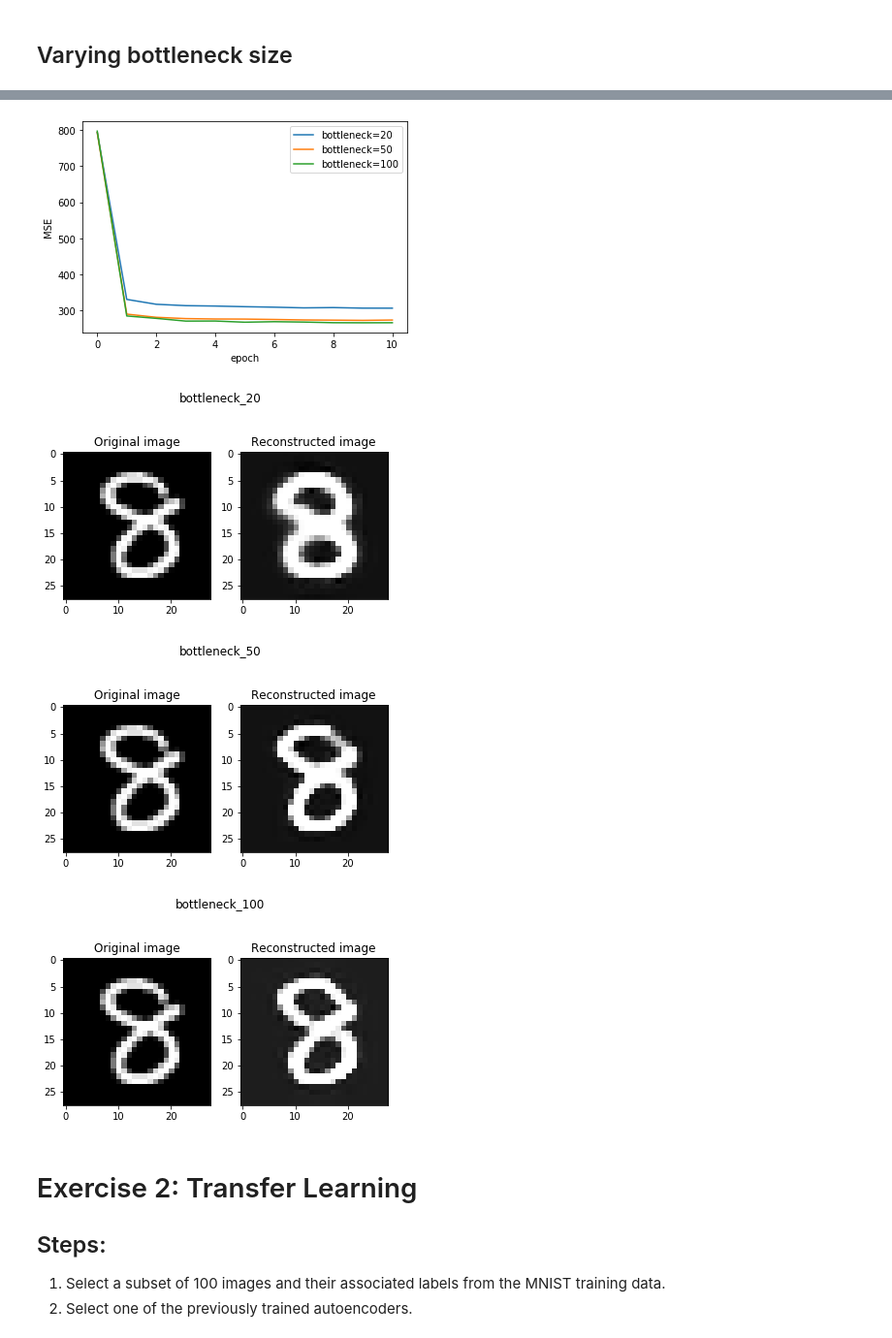
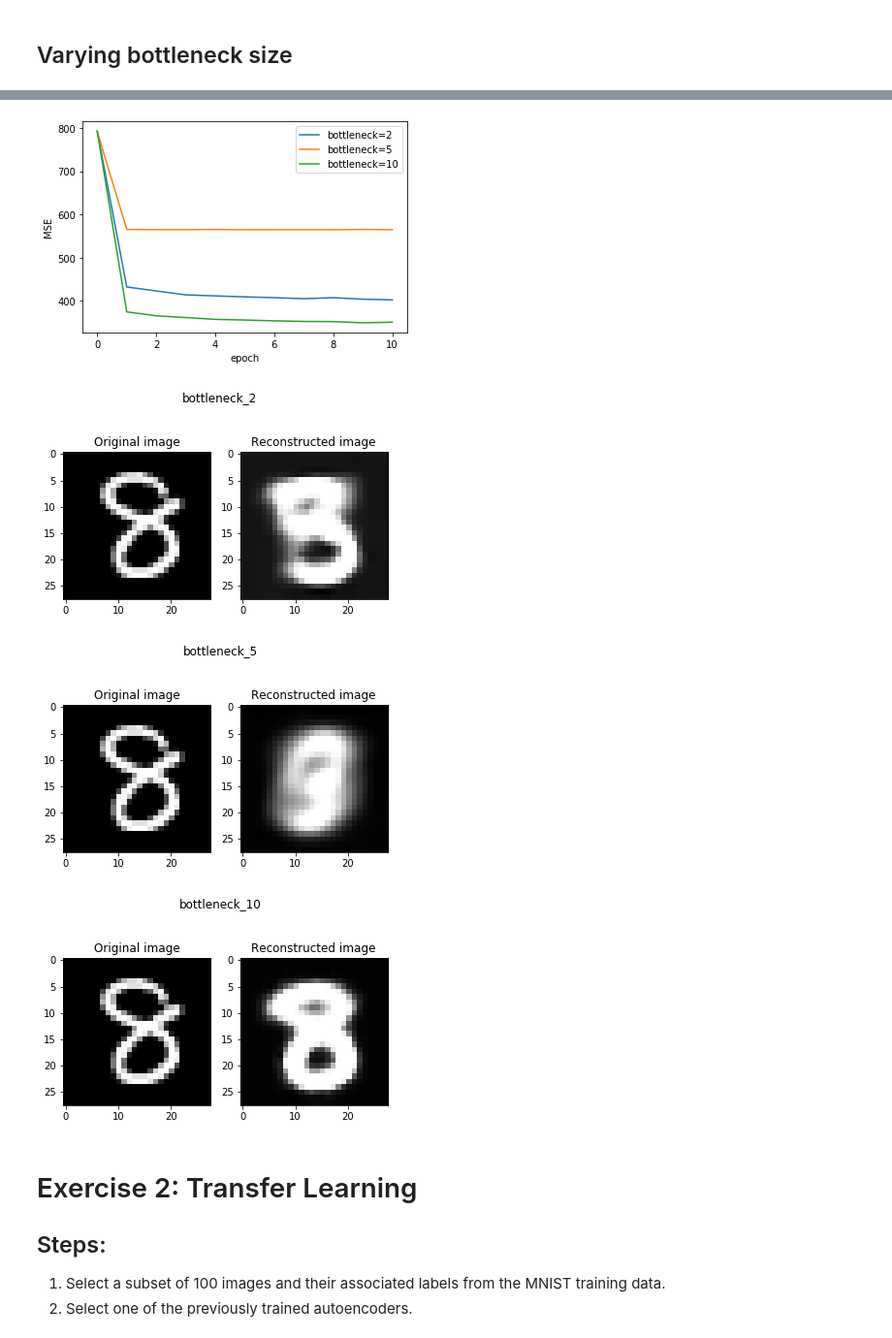
Before and after one commit to gio8tisu/DLAI-project, a Jupyter notebook: team08.ipynb, the cells around one changed output, grey strips where cells are left out. Shown at 97% size. Drawn from its saved outputs; the diff is of its cells as text; code cells hidden in the pictures.

```diff
--- a/team08.ipynb
+++ b/team08.ipynb
@@ -364,6 +364,7 @@ def test(model, dataloader, criterion, epoch, loss_history):
     mean_loss = loss / total
     loss_history.append(mean_loss)
     print('[%d, validation] loss: %.3f' % (epoch + 1, mean_loss))
+    return mean_loss
 # %% [markdown]
 This is our training loop. Firstly, we call the `test` function so our validation loss curve includes the initial/untrained "behaviour".
 # %%
@@ -445,8 +446,9 @@ We can see some information is loss, but the reconstruction is pretty accurate.
 # %%
 mse = torch.nn.MSELoss(reduction='sum')
 # %%
-bottleneck_sizes = [20, 50, 100]
+bottleneck_sizes = [2, 5, 10]
 autoencoders = {}
+min_loss = float("inf")
 
 for bottleneck_size in bottleneck_sizes:
     training_loss = []    #
@@ -467,7 +469,10 @@ for bottleneck_size in bottleneck_sizes:
     for epoch in range(EPOCHS):
         autoencoder.eval()
         with torch.no_grad():
-            test(autoencoder, val_dataloader, mse, epoch, validation_loss)
+            loss = test(autoencoder, val_dataloader, mse, epoch, validation_loss)
+        if loss < min_loss:
+            torch.save({'encoder': autoencoder.encoder.state_dict(),
+                        'bottleneck_size': bottleneck_size}, 'encoder.pt')
         autoencoder.train()
         train(autoencoder, train_dataloader, mse, adam, epoch, training_loss, 500)
 
@@ -496,20 +501,20 @@ for bottleneck_size in bottleneck_sizes:
 # %%
-plt.figure()
+ plt.figure()
 for bottleneck_size in autoencoders:
-    plt.plot(autoencoders[bottleneck_size]["val_loss"], label="=".join(bottleneck_size.split("_")))
+    plt.plot(autoencoders[bottleneck_size]["val_loss"], label=bottleneck_size.replace("_", "="))
 plt.xlabel('epoch')
 plt.ylabel('MSE')
 plt.legend();
 # %% [output]
-[figure, old version]
+[figure, new version]
 # %%
 for bottleneck_size in autoencoders:
     plt.figure()
     show_image(mnist_val[0][0], autoencoders[bottleneck_size]["model"], bottleneck_size)
 # %% [output]
-[figure, old version]
+[figure, new version]
-[figure, old version]
+[figure, new version]
-[figure, old version]
+[figure, new version]
 # %% [markdown]
 # Exercise 2: Transfer Learning
 
```
Also changed, not shown: parts of 28 cells of this notebook.
